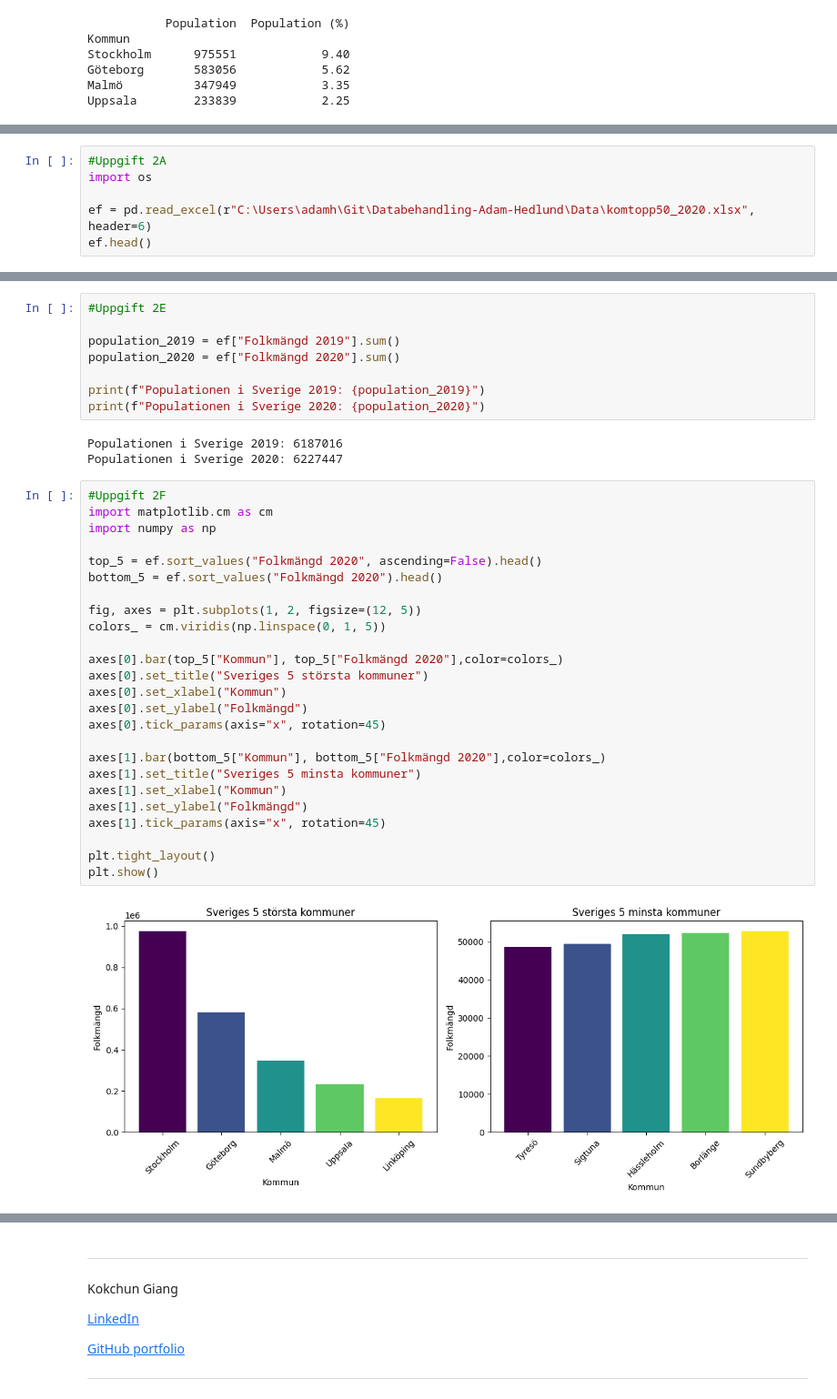
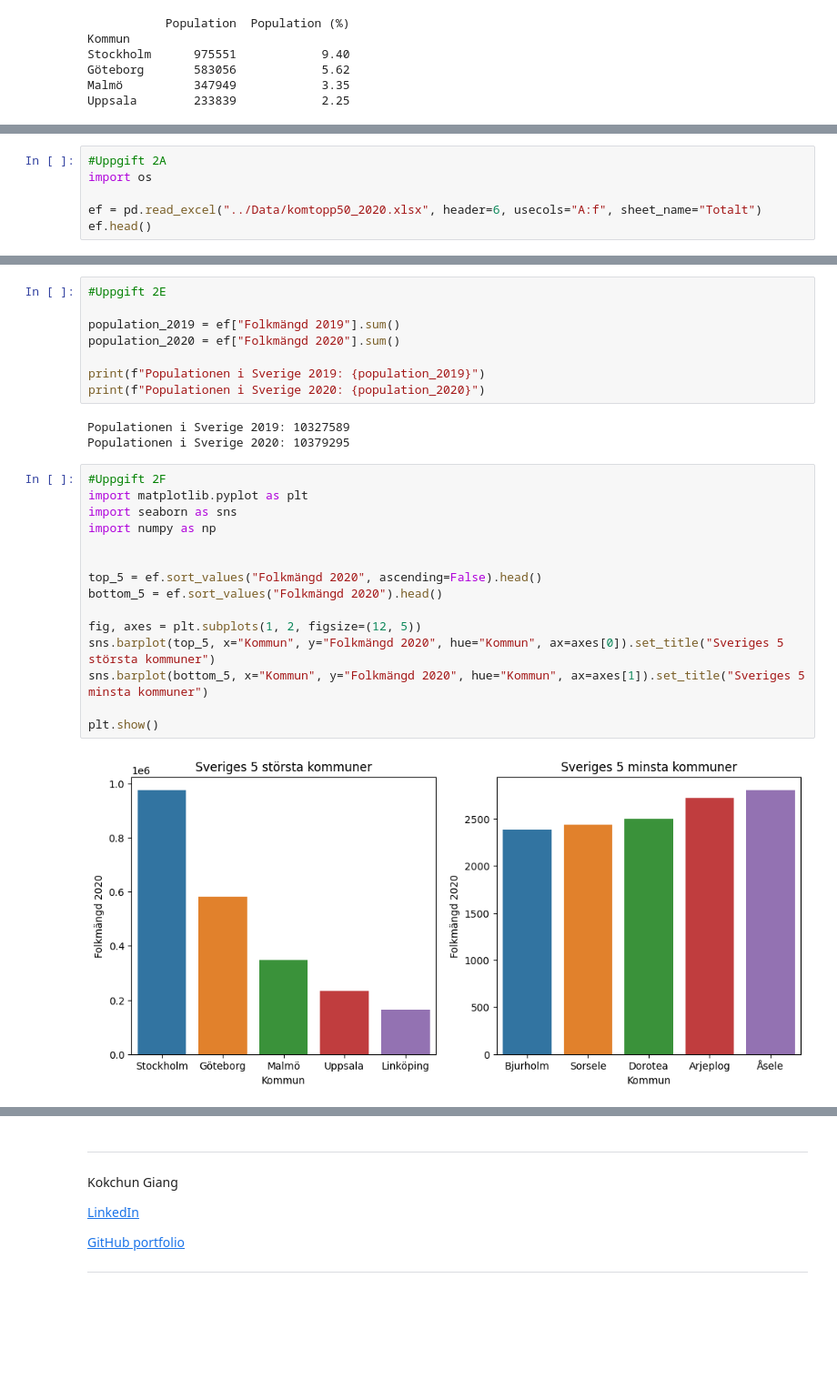
Before and after one commit to Adamhedlund/Databehandling-Adam-Hedlund, a Jupyter notebook: Exercises/E00_pandas_basic_syntax.ipynb, the cells around one changed output, grey strips where cells are left out. Shown at 91% size. Drawn from its saved outputs; the diff is of its cells as text; blank space fills up the shorter version.

```diff
--- a/Exercises/E00_pandas_basic_syntax.ipynb
+++ b/Exercises/E00_pandas_basic_syntax.ipynb
@@ -256,6 +256,6 @@ f)
 #Uppgift 2A
 import os
 
-ef = pd.read_excel(r"C:\Users\adamh\Git\Databehandling-Adam-Hedlund\Data\komtopp50_2020.xlsx", header=6)
+ef = pd.read_excel("../Data/komtopp50_2020.xlsx", header=6, usecols="A:f", sheet_name="Totalt")
 ef.head()
 # %% [output]
@@ -329,35 +329,25 @@ population_2020 = ef["Folkmängd 2020"].sum()
 print(f"Populationen i Sverige 2019: {population_2019}")
 print(f"Populationen i Sverige 2020: {population_2020}")
 # %% [output]
-Populationen i Sverige 2019: 6187016
-Populationen i Sverige 2020: 6227447
+Populationen i Sverige 2019: 10327589
+Populationen i Sverige 2020: 10379295
 # %%
 #Uppgift 2F
-import matplotlib.cm as cm
+import matplotlib.pyplot as plt
+import seaborn as sns
 import numpy as np
+
 
 top_5 = ef.sort_values("Folkmängd 2020", ascending=False).head()
 bottom_5 = ef.sort_values("Folkmängd 2020").head()
 
 fig, axes = plt.subplots(1, 2, figsize=(12, 5))
-colors_ = cm.viridis(np.linspace(0, 1, 5))
+sns.barplot(top_5, x="Kommun", y="Folkmängd 2020", hue="Kommun", ax=axes[0]).set_title("Sveriges 5 största kommuner")
+sns.barplot(bottom_5, x="Kommun", y="Folkmängd 2020", hue="Kommun", ax=axes[1]).set_title("Sveriges 5 minsta kommuner")
 
-axes[0].bar(top_5["Kommun"], top_5["Folkmängd 2020"],color=colors_)
-axes[0].set_title("Sveriges 5 största kommuner")
-axes[0].set_xlabel("Kommun")
-axes[0].set_ylabel("Folkmängd")
-axes[0].tick_params(axis="x", rotation=45)
-
-axes[1].bar(bottom_5["Kommun"], bottom_5["Folkmängd 2020"],color=colors_)
-axes[1].set_title("Sveriges 5 minsta kommuner")
-axes[1].set_xlabel("Kommun")
-axes[1].set_ylabel("Folkmängd")
-axes[1].tick_params(axis="x", rotation=45)
-
-plt.tight_layout()
 plt.show()
 # %% [output]
-[figure, old version]
+[figure, new version]
 # %% [markdown]
 ---
 
```
Also changed, not shown: parts of 12 cells of this notebook.
